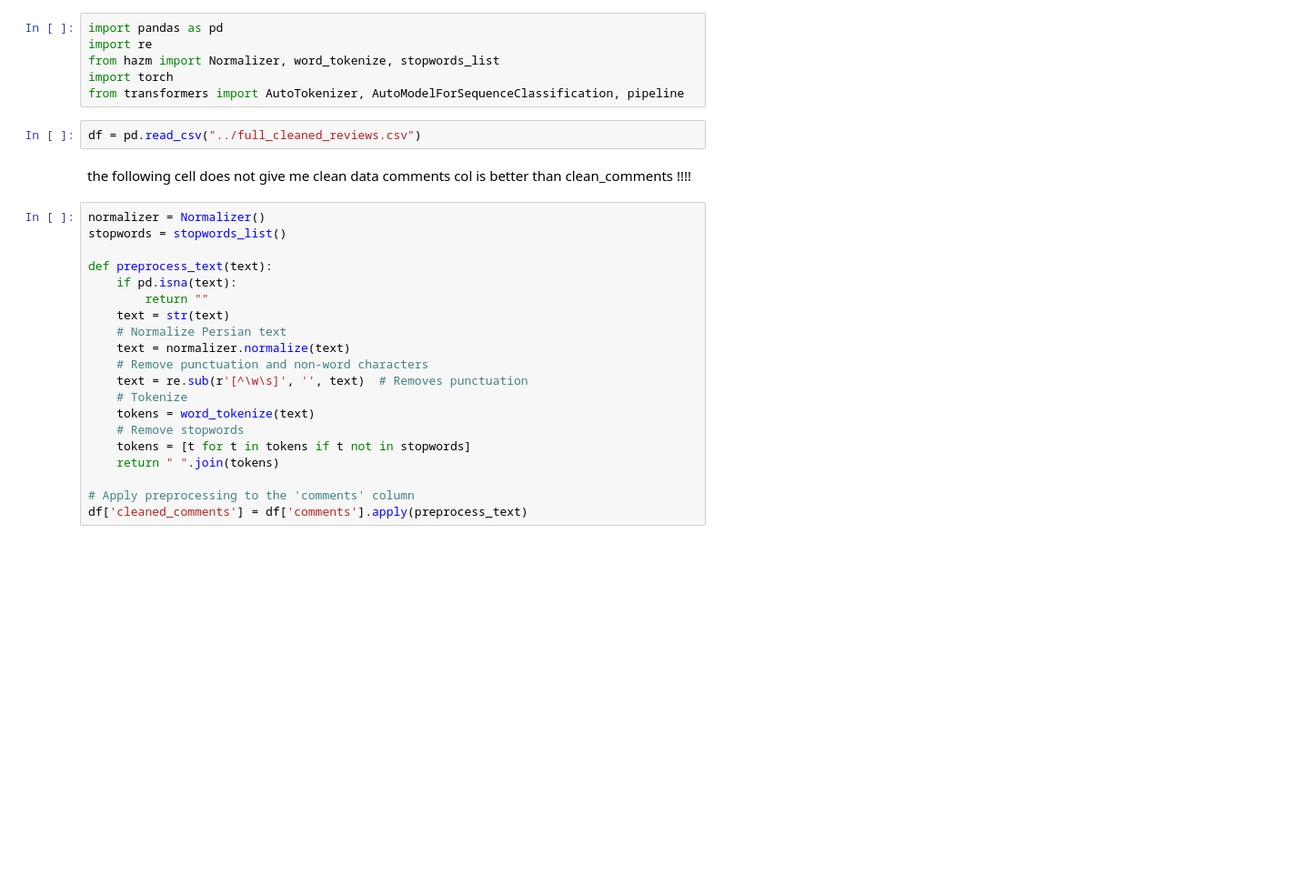
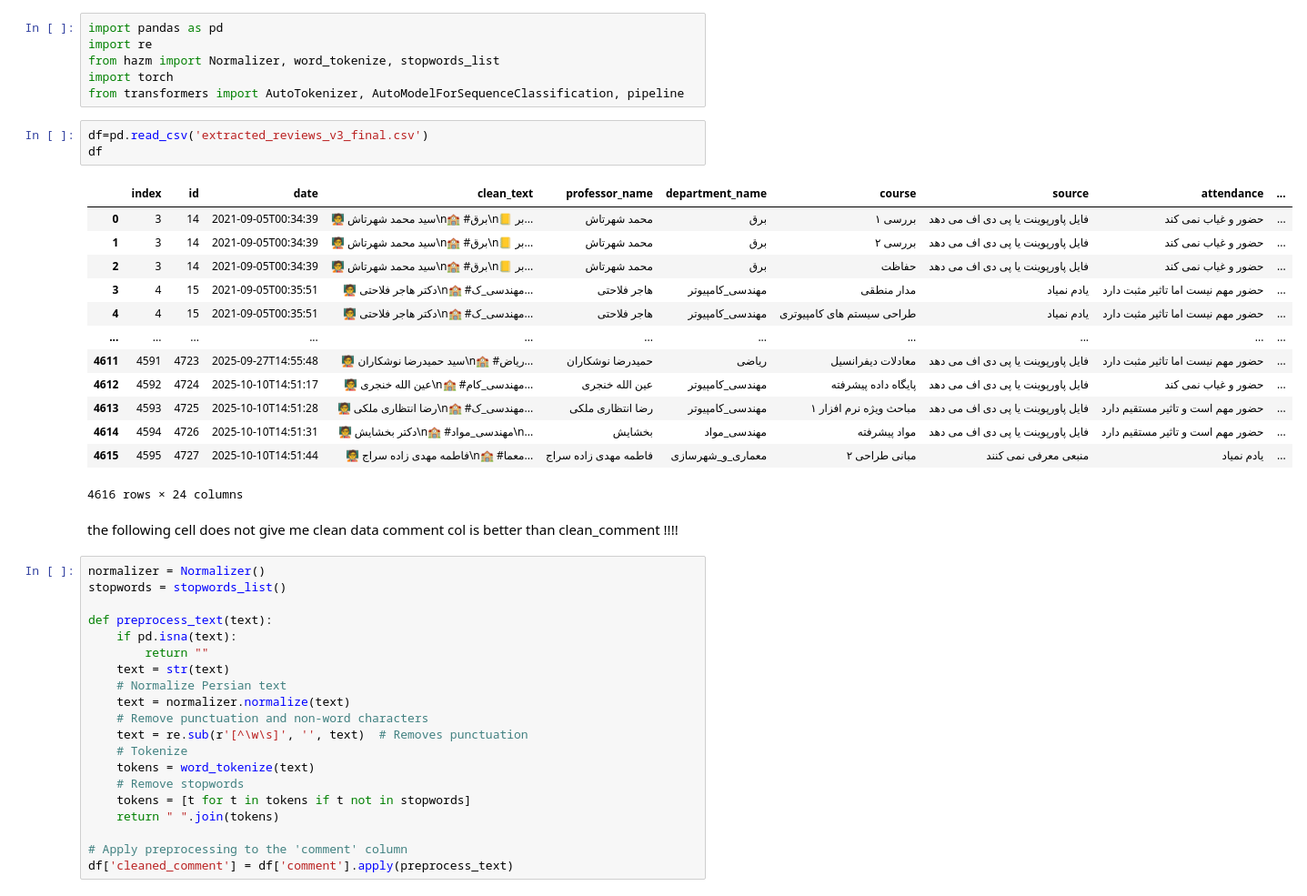
Before and after one commit to Tina-Talebi/Elmos-Yar, a Jupyter notebook: sentiment_analysis.ipynb, the cells around one changed output. Shown at 91% size. Saved outputs shown, nothing was run; the diff lists cells and outputs as text; blank space fills up the shorter version.

```diff
--- a/sentiment_analysis.ipynb
+++ b/sentiment_analysis.ipynb
@@ -5,9 +5,24 @@ from hazm import Normalizer, word_tokenize, stopwords_list
 import torch
 from transformers import AutoTokenizer, AutoModelForSequenceClassification, pipeline
 # %%
-df = pd.read_csv("../full_cleaned_reviews.csv")
+df=pd.read_csv('extracted_reviews_v3_final.csv')
+df
+# %% [output]
+|  | index | id | date | clean_text | professor_name | department_name | course | source | attendance | ... |
+| 0 | 3 | 14 | 2021-09-05T00:34:39 | 🧑‍🏫 سید محمد شهرتاش\n🏫 #برق\n📒 بر... | محمد شهرتاش | برق | بررسی ۱ | فایل پاورپوینت یا پی دی اف می دهد | حضور و غیاب نمی کند | ... |
+| 1 | 3 | 14 | 2021-09-05T00:34:39 | 🧑‍🏫 سید محمد شهرتاش\n🏫 #برق\n📒 بر... | محمد شهرتاش | برق | بررسی ۲ | فایل پاورپوینت یا پی دی اف می دهد | حضور و غیاب نمی کند | ... |
+| 2 | 3 | 14 | 2021-09-05T00:34:39 | 🧑‍🏫 سید محمد شهرتاش\n🏫 #برق\n📒 بر... | محمد شهرتاش | برق | حفاظت | فایل پاورپوینت یا پی دی اف می دهد | حضور و غیاب نمی کند | ... |
+| 3 | 4 | 15 | 2021-09-05T00:35:51 | 🧑‍🏫 دکتر هاجر فلاحتی\n🏫 #مهندسی_ک... | هاجر فلاحتی | مهندسی_کامپیوتر | مدار منطقی | یادم نمیاد | حضور مهم نیست اما تاثیر مثبت دارد | ... |
+| 4 | 4 | 15 | 2021-09-05T00:35:51 | 🧑‍🏫 دکتر هاجر فلاحتی\n🏫 #مهندسی_ک... | هاجر فلاحتی | مهندسی_کامپیوتر | طراحی سیستم های کامپیوتری | یادم نمیاد | حضور مهم نیست اما تاثیر مثبت دارد | ... |
+| ... | ... | ... | ... | ... | ... | ... | ... | ... | ... | ... |
+| 4611 | 4591 | 4723 | 2025-09-27T14:55:48 | 🧑‍🏫 سید حمیدرضا نوشکاران\n🏫 #ریاض... | حمیدرضا نوشکاران | ریاضی | معادلات دیفرانسیل | فایل پاورپوینت یا پی دی اف می دهد | حضور مهم نیست اما تاثیر مثبت دارد | ... |
+| 4612 | 4592 | 4724 | 2025-10-10T14:51:17 | 🧑‍🏫 عین الله خنجری\n🏫 #مهندسی_کام... | عین الله خنجری | مهندسی_کامپیوتر | پایگاه داده پیشرفته | فایل پاورپوینت یا پی دی اف می دهد | حضور و غیاب نمی کند | ... |
+| 4613 | 4593 | 4725 | 2025-10-10T14:51:28 | 🧑‍🏫 رضا انتظاری ملکی\n🏫 #مهندسی_ک... | رضا انتظاری ملکی | مهندسی_کامپیوتر | مباحث ویژه نرم افزار ۱ | فایل پاورپوینت یا پی دی اف می دهد | حضور مهم است و تاثیر مستقیم دارد | ... |
+| 4614 | 4594 | 4726 | 2025-10-10T14:51:31 | 🧑‍🏫 دکتر بخشایش\n🏫 #مهندسی_مواد\n... | بخشایش | مهندسی_مواد | مواد پیشرفته | فایل پاورپوینت یا پی دی اف می دهد | حضور مهم است و تاثیر مستقیم دارد | ... |
+| 4615 | 4595 | 4727 | 2025-10-10T14:51:44 | 🧑‍🏫 فاطمه مهدی زاده سراج\n🏫 #معما... | فاطمه مهدی زاده سراج | معماری_و_شهرسازی | مبانی طراحی ۲ | منبعی معرفی نمی کنند | یادم نمیاد | ... |
+4616 rows × 24 columns
 # %% [markdown]
-the following cell does not give me clean data comments col is better than clean_comments !!!!
+the following cell does not give me clean data comment col is better than clean_comment !!!!
 # %%
 normalizer = Normalizer()
 stopwords = stopwords_list()
@@ -26,8 +41,8 @@ def preprocess_text(text):
     tokens = [t for t in tokens if t not in stopwords]
     return " ".join(tokens)
 
-# Apply preprocessing to the 'comments' column
-df['cleaned_comments'] = df['comments'].apply(preprocess_text)
+# Apply preprocessing to the 'comment' column
+df['cleaned_comment'] = df['comment'].apply(preprocess_text)
 # %%
 base_model_name = "m3hrdadfi/albert-fa-base-v2"
 sentiment_model_name = "m3hrdadfi/albert-fa-base-v2-sentiment-multi"
```
Also changed, not shown: parts of 13 cells of this notebook, 4 other files.
